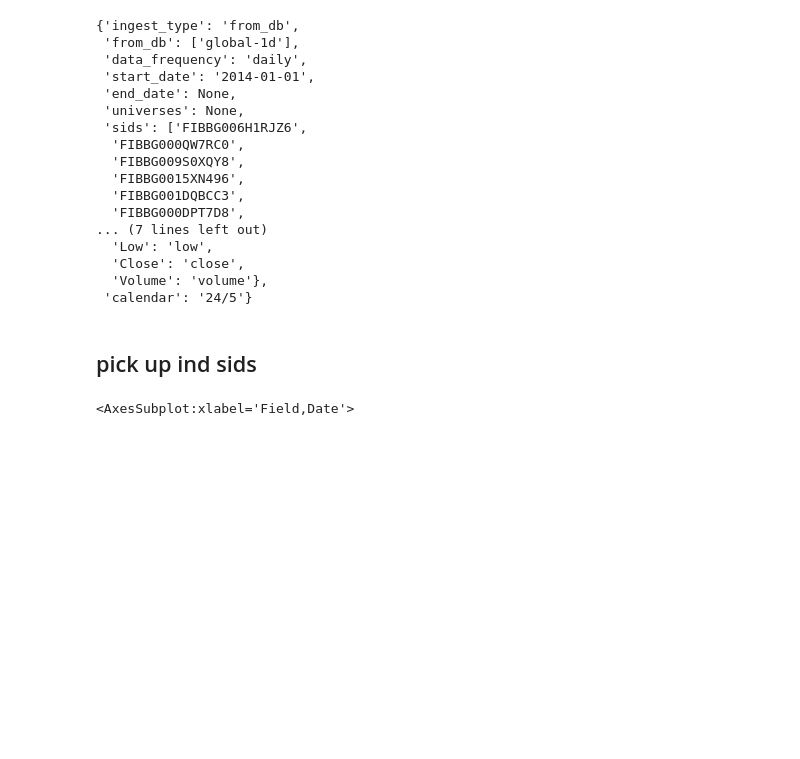
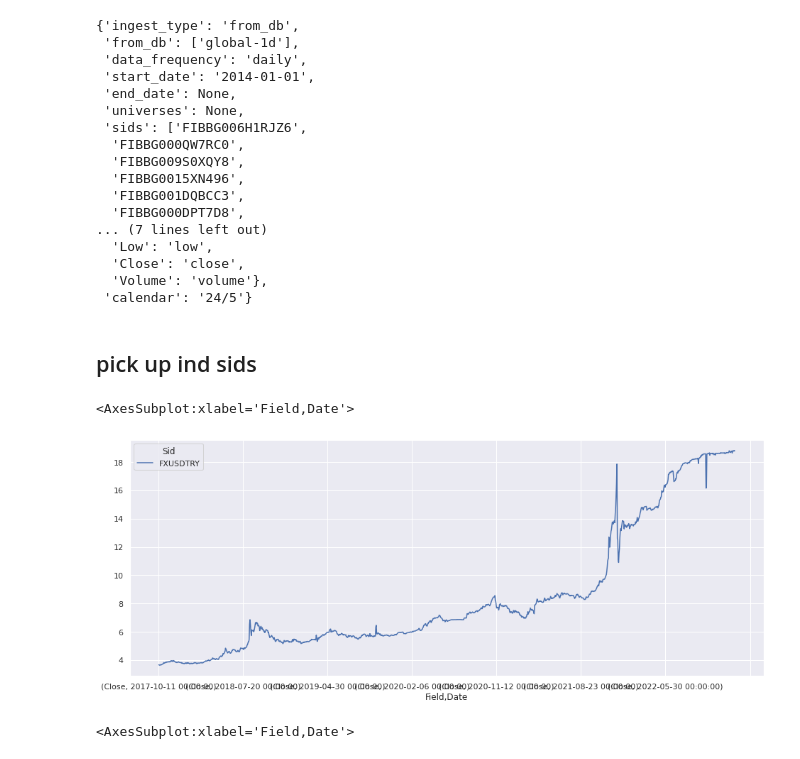
Before and after one commit to sculd/quantrocket_trading_currency_flow, a Jupyter notebook: sid_selection.ipynb, the cells around one changed output. Saved outputs shown, nothing was run; the diff lists cells and outputs as text; code cells hidden in the pictures; blank space fills up the shorter version.

```diff
--- a/sid_selection.ipynb
+++ b/sid_selection.ipynb
@@ -262,6 +331,11 @@ name_to_currency_sids = {
 sids_index = list(map(lambda p: p[0], name_to_index_sid_databases.values()))
 sids_currency = list(map(lambda sid: sid.replace(".", ""), name_to_currency_sids.values()))
 sid_snp500 = "FIBBG003MVLMY1"
+# %%
+get_prices("fx-1d", sids=["FXUSDTRY"], fields="Close", data_frequency="d").plot()
+# %% [output]
+<AxesSubplot:xlabel='Field,Date'>
+[figure, added]
 # %%
 get_prices("global-1d", sids=["FIBBG0015M9W30"], fields="Close", data_frequency="d").plot()
 # %% [output]
```
Also changed, not shown: parts of 19 cells of this notebook, 3 other files.
